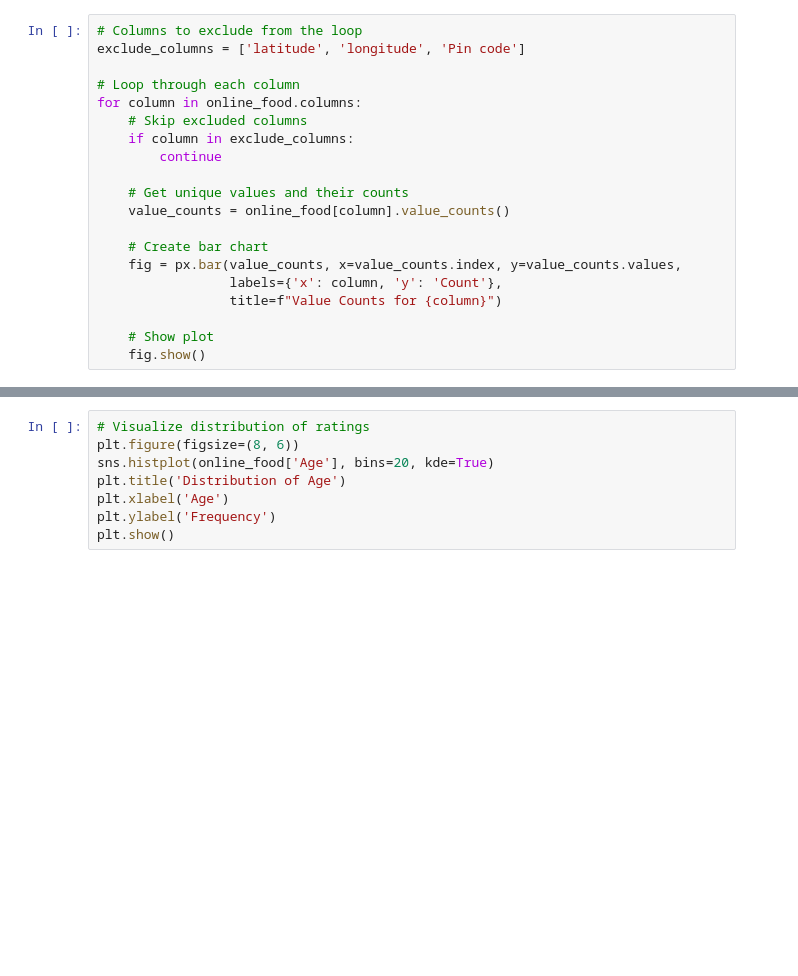
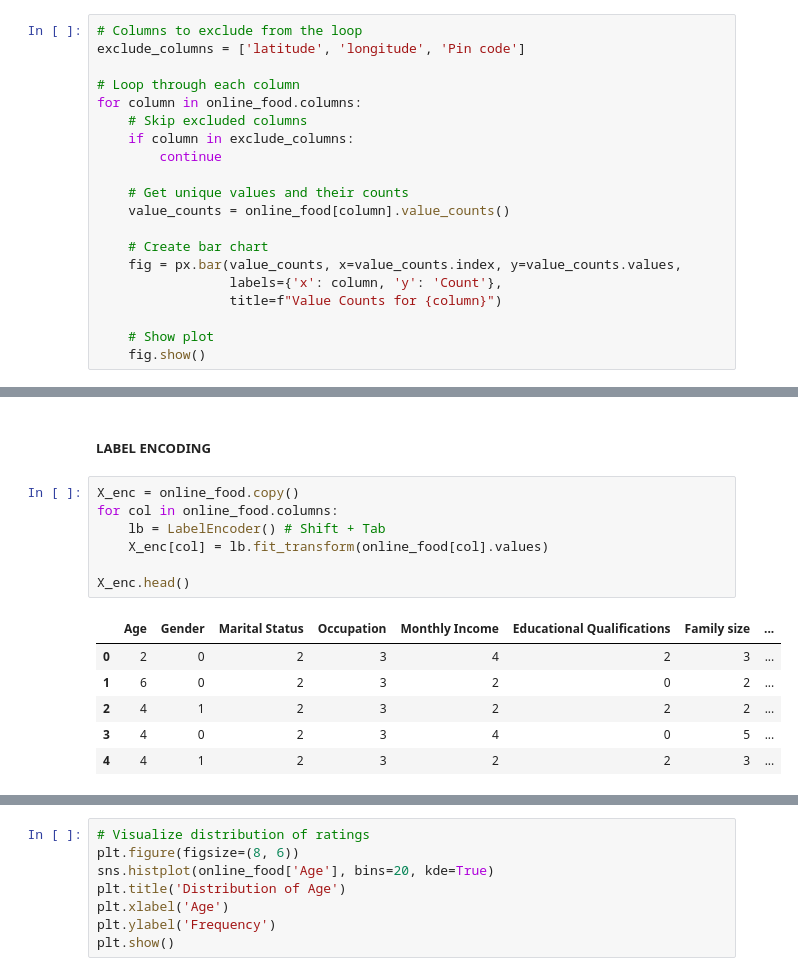
Before and after one commit to kwabenaboateng/ONLINE-FOOD, a Jupyter notebook: online food.ipynb, the cells around one changed output, grey strips where cells are left out. Saved outputs shown, nothing was run; the diff lists cells and outputs as text; blank space fills up the shorter version.

```diff
--- a/online food.ipynb
+++ b/online food.ipynb
@@ -235,0 +173,16 @@ for column in online_food.columns:
+# %% [markdown]
+##### LABEL ENCODING
+# %%
+X_enc = online_food.copy()
+for col in online_food.columns:
+    lb = LabelEncoder() # Shift + Tab
+    X_enc[col] = lb.fit_transform(online_food[col].values)
+
+X_enc.head()
+# %% [output]
+|  | Age | Gender | Marital Status | Occupation | Monthly Income | Educational Qualifications | Family size | ... |
+| 0 | 2 | 0 | 2 | 3 | 4 | 2 | 3 | ... |
+| 1 | 6 | 0 | 2 | 3 | 2 | 0 | 2 | ... |
+| 2 | 4 | 1 | 2 | 3 | 2 | 2 | 2 | ... |
+| 3 | 4 | 0 | 2 | 3 | 4 | 0 | 5 | ... |
+| 4 | 4 | 1 | 2 | 3 | 2 | 2 | 3 | ... |
```
Also changed, not shown: parts of 11 cells of this notebook.
